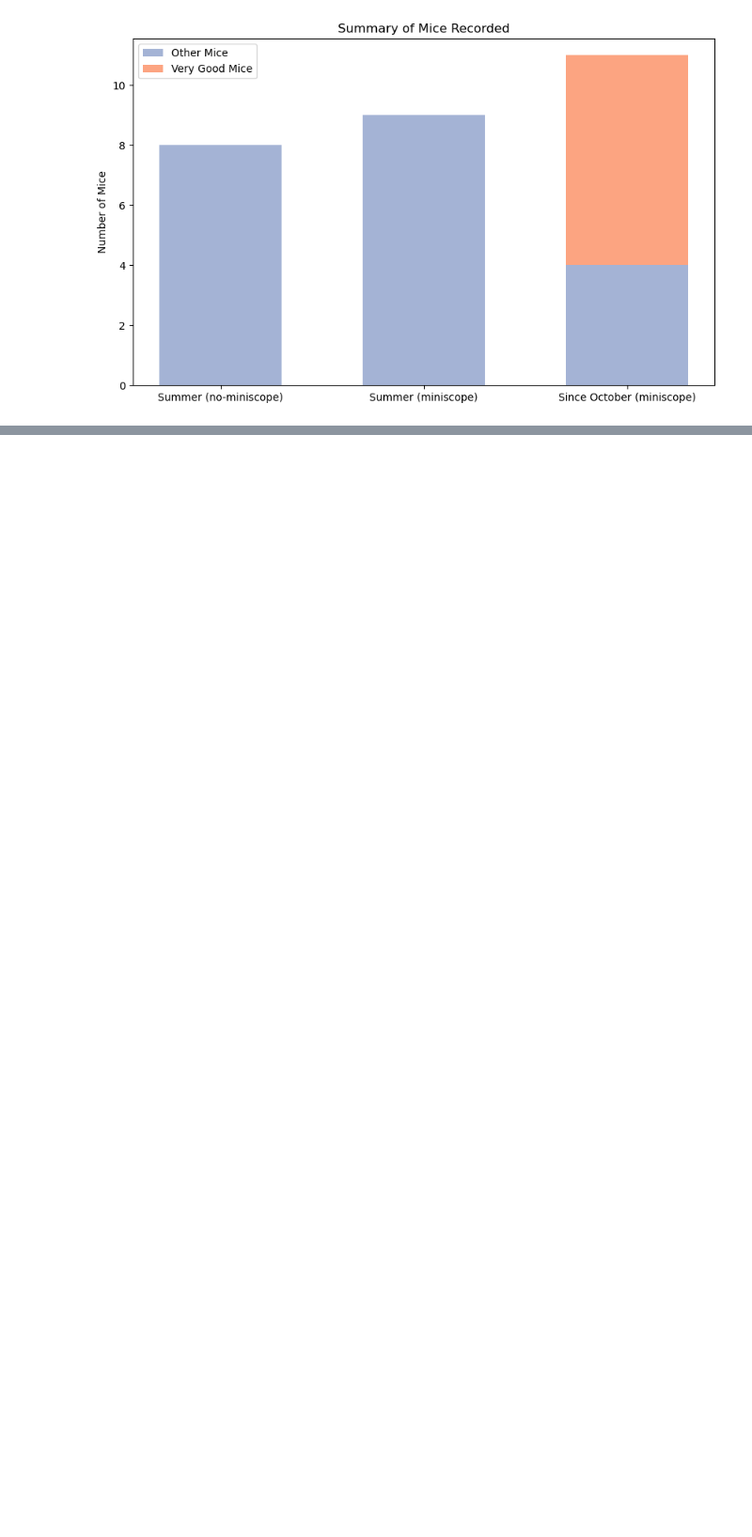
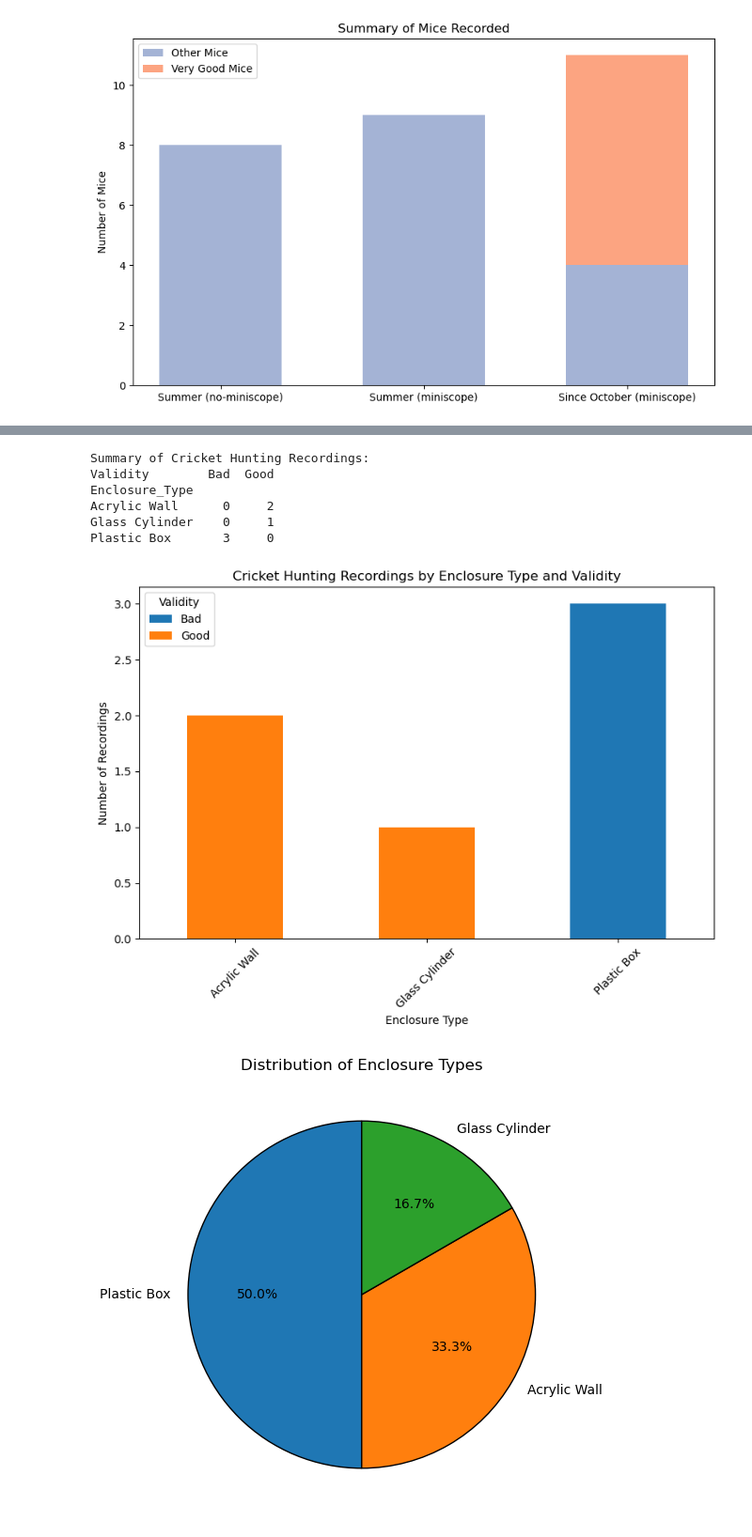
Before and after one commit to gadsfly/BBOP, a Jupyter notebook: useful_files/sum_rec_time/sum_rec.ipynb, the cells around one changed output, grey strips where cells are left out. Shown at 94% size. Cells and saved outputs as stored; diff of their text form; code cells hidden in the pictures; blank space fills up the shorter version.

```diff
--- a/useful_files/sum_rec_time/sum_rec.ipynb
+++ b/useful_files/sum_rec_time/sum_rec.ipynb
@@ -449,0 +518,63 @@ plt.show()
+# %%
+import pandas as pd
+import matplotlib.pyplot as plt
+
+# Data for cricket hunting recordings
+data = {
+    "Enclosure_Type": [
+        "Plastic Box", "Plastic Box", "Plastic Box",
+        "Acrylic Wall", "Acrylic Wall",
+        "Glass Cylinder"
+    ],
+    "Validity": ["Bad", "Bad", "Bad", "Good", "Good", "Good"]  # Mark recordings as "Good" or "Bad"
+}
+
+# Create a DataFrame
+df = pd.DataFrame(data)
+
+# Summary statistics
+summary = df.groupby(["Enclosure_Type", "Validity"]).size().unstack(fill_value=0)
+print("Summary of Cricket Hunting Recordings:")
+print(summary)
+
+# Generate Plots
+# 1. Bar chart for count of recordings by enclosure type and validity
+plt.figure(figsize=(8, 6))
+summary.plot(kind="bar", stacked=True, ax=plt.gca())
+plt.title("Cricket Hunting Recordings by Enclosure Type and Validity")
+plt.ylabel("Number of Recordings")
+plt.xlabel("Enclosure Type")
+plt.legend(title="Validity")
+plt.xticks(rotation=45)
+plt.tight_layout()
+plt.show()
+
+# 2. Pie chart for overall distribution of enclosure types
+plt.figure(figsize=(6, 6))
+df["Enclosure_Type"].value_counts().plot.pie(
+    autopct="%1.1f%%", startangle=90, wedgeprops={"edgecolor": "black"}
+)
+plt.title("Distribution of Enclosure Types")
+plt.ylabel("")  # Hide y-axis label for pie chart
+plt.show()
+
+# 3. Highlight potentially bad recordings (Plastic Box)
+plt.figure(figsize=(8, 5))
+df[df["Validity"] == "Bad"]["Enclosure_Type"].value_counts().plot(
+    kind="bar", color="red", edgecolor="black"
+)
+plt.title("Potentially Bad Cricket Hunting Recordings, each recording 15min")
+plt.ylabel("Number of Recordings")
+plt.xlabel("Enclosure Type")
+plt.xticks(rotation=45)
+plt.tight_layout()
+plt.show()
+# %% [output]
+Summary of Cricket Hunting Recordings:
+Validity        Bad  Good
+Enclosure_Type
+Acrylic Wall      0     2
+Glass Cylinder    0     1
+Plastic Box       3     0
+[figure, added]
+[figure, added]
```
Also changed, not shown: parts of 2 cells of this notebook, 7 other files.
